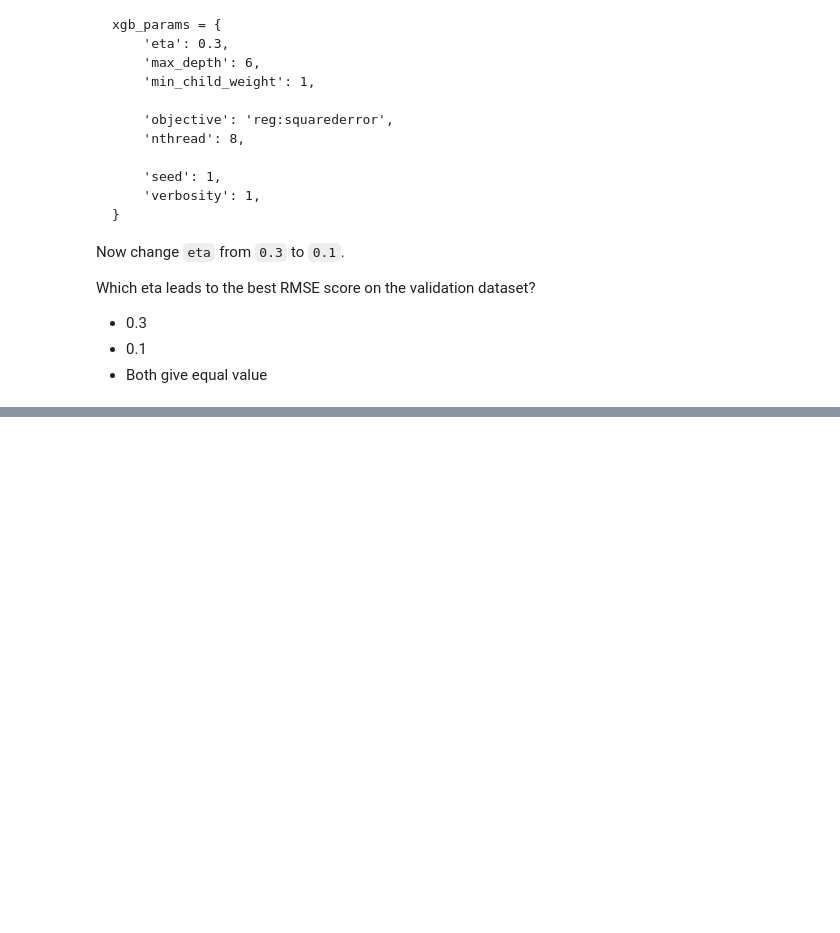
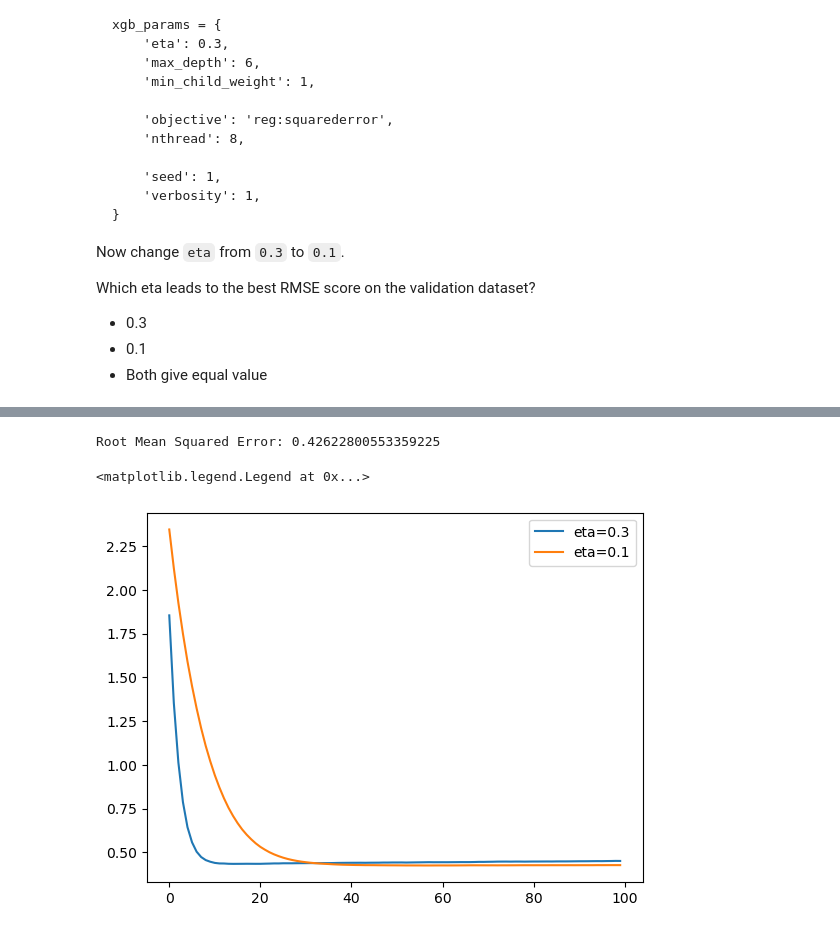
Before and after one commit to marcomathphysics/MLzoomcamp2025homeworks, a Jupyter notebook: H6ML2025.ipynb, the cells around one changed output, grey strips where cells are left out. Saved outputs shown, nothing was run; the diff lists cells and outputs as text; code cells hidden in the pictures; blank space fills up the shorter version.

```diff
--- a/H6ML2025.ipynb
+++ b/H6ML2025.ipynb
@@ -373,0 +406,22 @@ Which eta leads to the best RMSE score on the validation dataset?
+# %%
+import matplotlib.pyplot as plt
+
+def parse_xgb_output(output):
+    results = []
+
+    for line in output.stdout.strip().split('\n'):
+        it_line, train_line, val_line = line.split('\t')
+
+        it = int(it_line.strip('[]'))
+        train = float(train_line.split(':')[1])
+        val = float(val_line.split(':')[1])
+
+        results.append((it, train, val))
+
+    columns = ['num_iter', 'train_rmse', 'val_rmse']
+    df_results = pd.DataFrame(results, columns=columns)
+    return df_results
+df_score = parse_xgb_output(output)
+key = 'eta=%s' % (xgb_params['eta'])
+scores[key] = parse_xgb_output(output)
+key
@@ -373,0 +451,12 @@ Which eta leads to the best RMSE score on the validation dataset?
+# %%
+xgb_params = {
+    'eta': 0.1,
+    'max_depth': 6,
+    'min_child_weight': 1,
+
+    'objective': 'reg:squarederror',
+    'nthread': 8,
+
+    'seed': 1,
+    'verbosity': 1,
+}
@@ -373,0 +467,5 @@ Which eta leads to the best RMSE score on the validation dataset?
+# %%
+df_score = parse_xgb_output(output)
+key = 'eta=%s' % (xgb_params['eta'])
+scores[key] = parse_xgb_output(output)
+key
@@ -373,0 +490,13 @@ Which eta leads to the best RMSE score on the validation dataset?
+# %%
+y_pred = model.predict(dval)
+print("Root Mean Squared Error:", np.sqrt(mean_squared_error(y_val, y_pred)))
+# %% [output]
+Root Mean Squared Error: 0.42622800553359225
+# %%
+for eta, df_score in scores.items():
+    plt.plot(df_score.num_iter, df_score.val_rmse, label=eta)
+
+plt.legend()
+# %% [output]
+<matplotlib.legend.Legend at 0x...>
+[figure, added]
```
Also changed, not shown: parts of 9 cells of this notebook.
